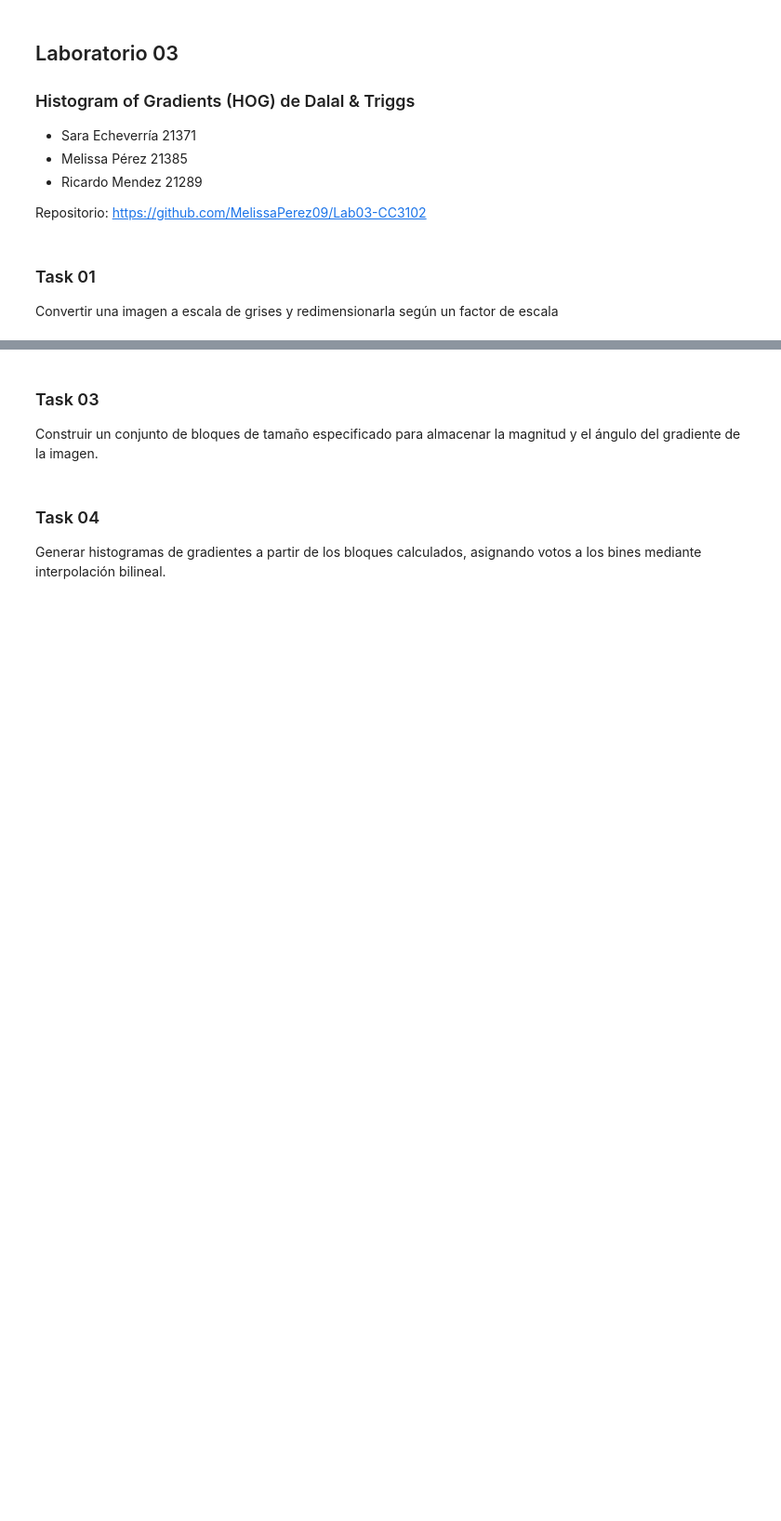
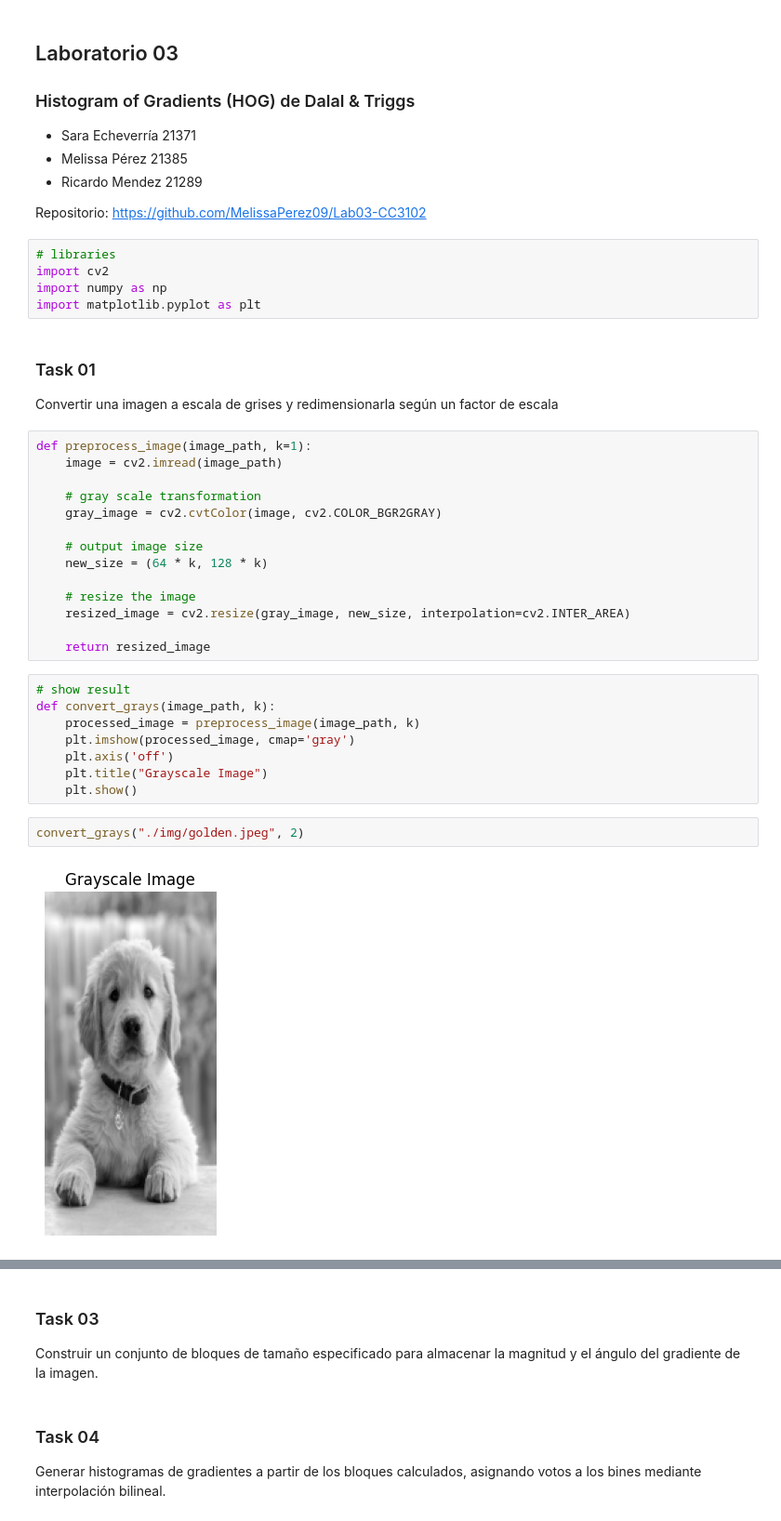
Before and after one commit to MelissaPerez09/Lab03-CC3102, a Jupyter notebook: src/lab03.ipynb, the cells around one changed output, grey strips where cells are left out. Shown at 93% size. Cells and saved outputs as stored; diff of their text form; blank space fills up the shorter version.

```diff
--- a/src/lab03.ipynb
+++ b/src/lab03.ipynb
@@ -6,6 +6,37 @@
 - Ricardo Mendez 21289
 
 Repositorio: https://github.com/MelissaPerez09/Lab03-CC3102
+# %%
+# libraries
+import cv2
+import numpy as np
+import matplotlib.pyplot as plt
 # %% [markdown]
 ### Task 01
 Convertir una imagen a escala de grises y redimensionarla según un factor de escala
+# %%
+def preprocess_image(image_path, k=1):
+    image = cv2.imread(image_path)
+
+    # gray scale transformation
+    gray_image = cv2.cvtColor(image, cv2.COLOR_BGR2GRAY)
+
+    # output image size
+    new_size = (64 * k, 128 * k)
+
+    # resize the image
+    resized_image = cv2.resize(gray_image, new_size, interpolation=cv2.INTER_AREA)
+
+    return resized_image
+# %%
+# show result
+def convert_grays(image_path, k):
+    processed_image = preprocess_image(image_path, k)
+    plt.imshow(processed_image, cmap='gray')
+    plt.axis('off')
+    plt.title("Grayscale Image")
+    plt.show()
+# %%
+convert_grays("./img/golden.jpeg", 2)
+# %% [output]
+[figure, added]
```
Also changed, not shown: parts of 12 cells of this notebook, 2 other files.
